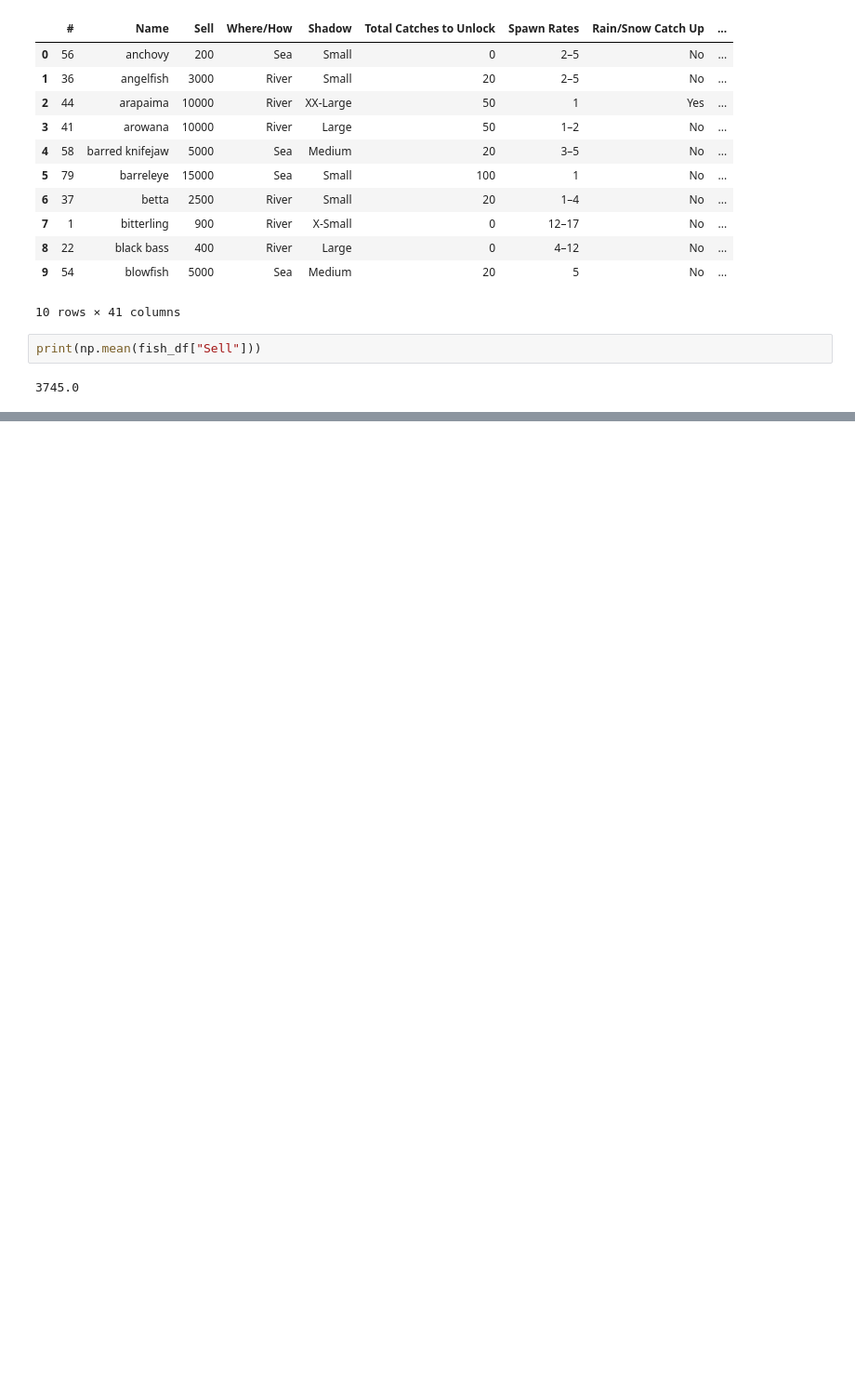
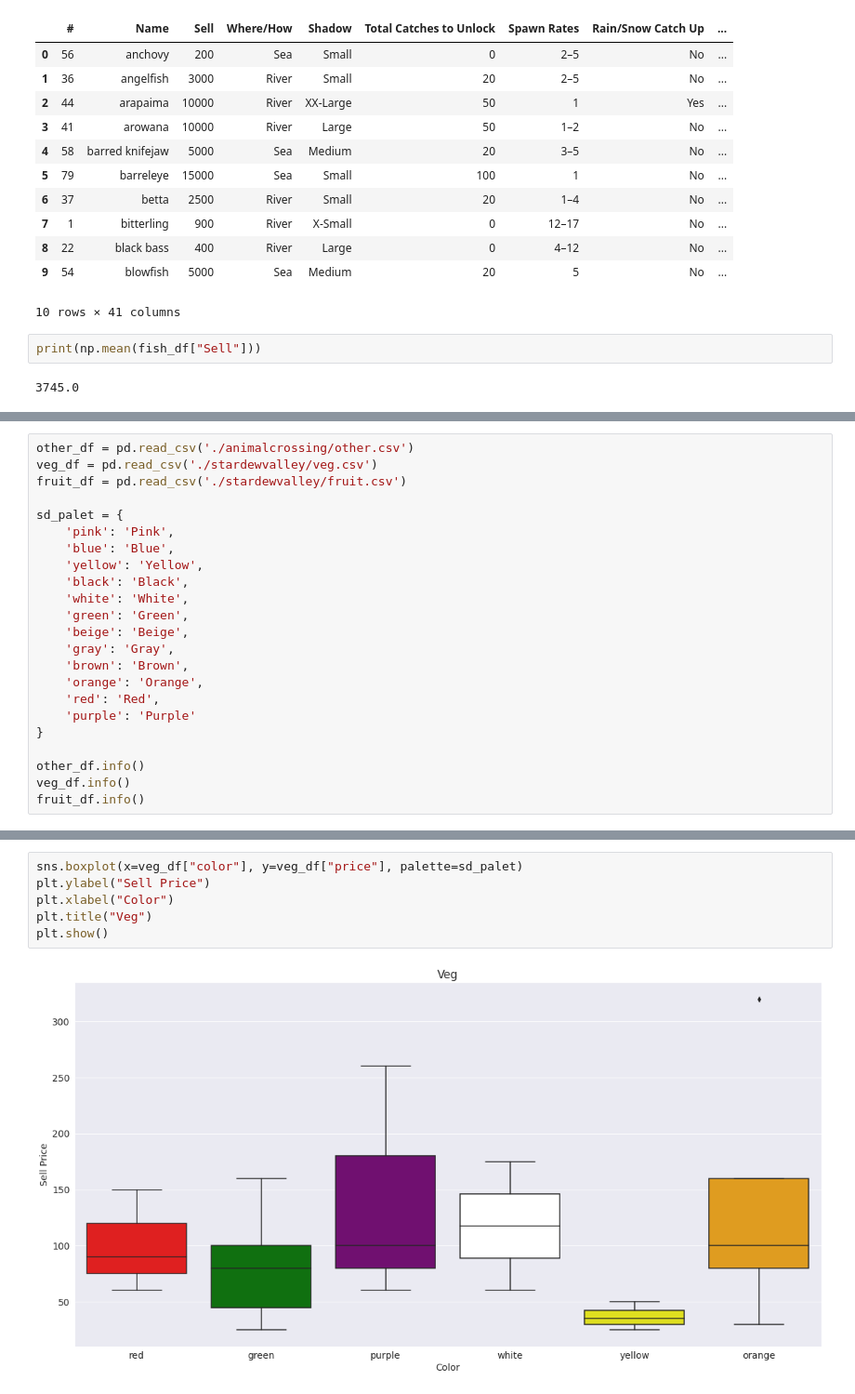
Before and after one commit to fdac23/animal-crossing-economy, a Jupyter notebook: More Graphing.ipynb, the cells around one changed output, grey strips where cells are left out. Shown at 93% size. Cells and saved outputs as stored; diff of their text form; blank space fills up the shorter version.

```diff
--- a/More Graphing.ipynb
+++ b/More Graphing.ipynb
@@ -64,0 +131,23 @@ plt.show()
+# %%
+other_df = pd.read_csv('./animalcrossing/other.csv')
+veg_df = pd.read_csv('./stardewvalley/veg.csv')
+fruit_df = pd.read_csv('./stardewvalley/fruit.csv')
+
+sd_palet = {
+    'pink': 'Pink',
+    'blue': 'Blue',
+    'yellow': 'Yellow',
+    'black': 'Black',
+    'white': 'White',
+    'green': 'Green',
+    'beige': 'Beige',
+    'gray': 'Gray',
+    'brown': 'Brown',
+    'orange': 'Orange',
+    'red': 'Red',
+    'purple': 'Purple'
+}
+
+other_df.info()
+veg_df.info()
+fruit_df.info()
@@ -64,0 +172,8 @@ plt.show()
+# %%
+sns.boxplot(x=veg_df["color"], y=veg_df["price"], palette=sd_palet)
+plt.ylabel("Sell Price")
+plt.xlabel("Color")
+plt.title("Veg")
+plt.show()
+# %% [output]
+[figure, added]
```
Also changed, not shown: parts of 14 cells of this notebook.
